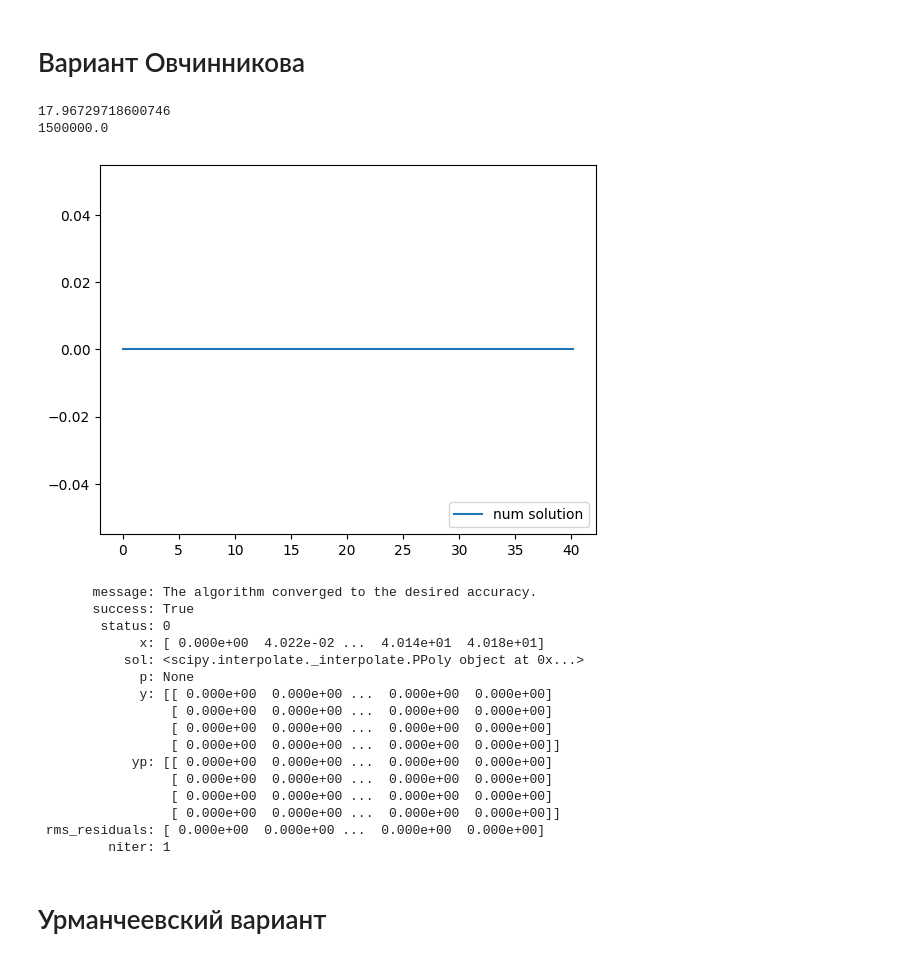
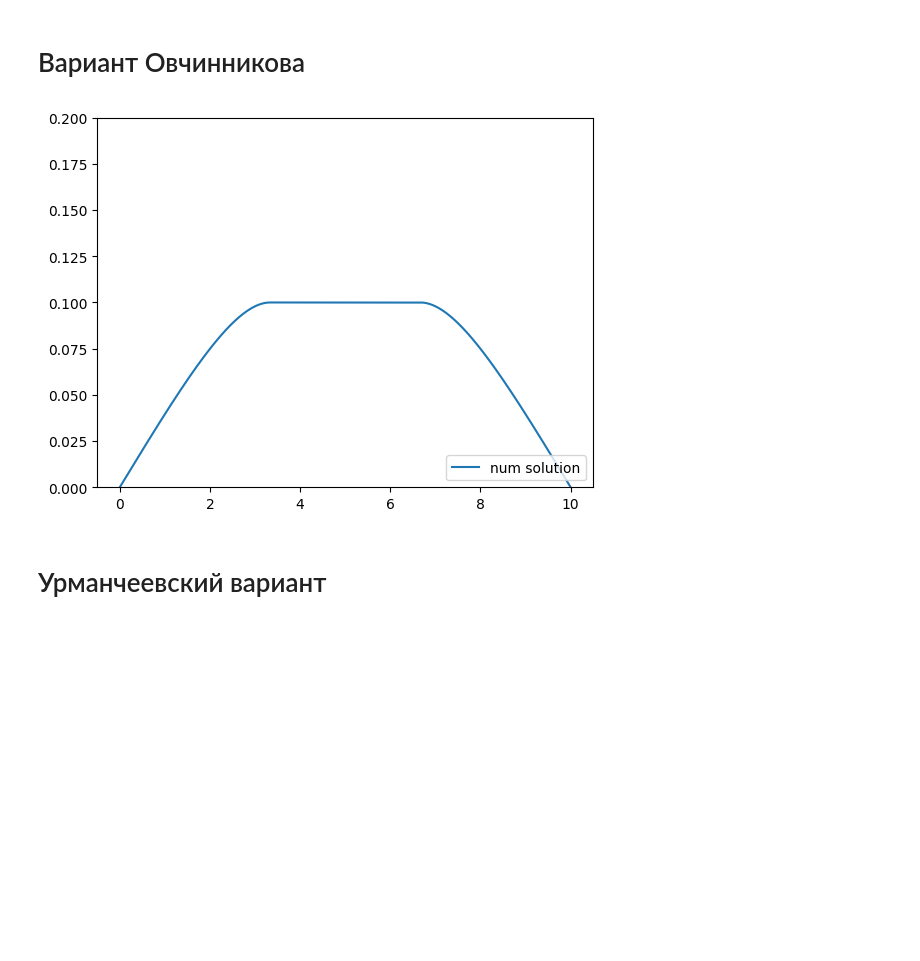
Before and after one commit to SpaceZeroed/Direc_Pipe, a Jupyter notebook: Diploma.ipynb, the cells around one changed output. Cells and saved outputs as stored; diff of their text form; code cells hidden in the pictures; blank space fills up the shorter version.

```diff
--- a/Diploma.ipynb
+++ b/Diploma.ipynb
@@ -92,43 +94,37 @@ No artists with labels found to put in legend.  Note that artists whose label st
 # Вариант Овчинникова
 # %%
 Euler_init()
-print(P)
+n = 3
+f = lambda P: np.sqrt(P/P_equal) - n
+temp, = fsolve(f,P_equal)
+Euler_init(temp)
 def Euler_fun(x,w):
   return np.vstack((w[1],w[2],w[3],P/(E*Jx)*w[2]))
 # Краевые условия
-def bc_E(ya, yb): # шарниры
-  return np.array([ya[0], yb[0],ya[1],yb[1]])
+def bc_ER(ya, yb): # шарниры
+  return np.array([ya[0], yb[0]-delta,ya[2],yb[1]])
+def bc_EL(ya, yb): # шарниры
+  return np.array([ya[0]-delta, yb[0],ya[1],yb[2]])
+totalNodes = 1000
+x1 = np.linspace(0, l1, totalNodes)
+x2 = np.linspace(l1, l-l1, totalNodes)
+x3 = np.linspace(l-l1, l, totalNodes)
+x = np.hstack([x1,x2,x3])
 
-totalNodes = 1000
-x = np.linspace(0, l, totalNodes)
-
-w = np.zeros((4, x1.shape[0]))
-solbc = solve_bvp(Euler_fun,bc_E,x,w, tol = 1e-10, max_nodes=totalNodes)
-w1 = solbc.y[0]
-plt.plot(x,w1,label='num solution')
+w1 = np.zeros((4, x1.shape[0]))
+w3 = np.zeros((4, x3.shape[0]))
+solbc1 = solve_bvp(Euler_fun,bc_ER,x1,w1, tol = 1e-10, max_nodes=totalNodes)
+solbc3 = solve_bvp(Euler_fun,bc_EL,x1,w3, tol = 1e-10, max_nodes=totalNodes)
+w1 = solbc1.y[0]
+w2 = w1[-1]*np.ones(x2.shape[0])
+w3 = solbc3.y[0]
+w = np.hstack([w1,w2,w3])
+plt.plot(x,w,label='num solution')
 plt.legend(loc='lower right')
+plt.ylim(0,0.2)
 plt.show()
-solbc
 # %% [output]
-17.96729718600746
-1500000.0
-[figure, old version]
+[figure, new version]
-       message: The algorithm converged to the desired accuracy.
-       success: True
-        status: 0
-             x: [ 0.000e+00  4.022e-02 ...  4.014e+01  4.018e+01]
-           sol: <scipy.interpolate._interpolate.PPoly object at 0x...>
-             p: None
-             y: [[ 0.000e+00  0.000e+00 ...  0.000e+00  0.000e+00]
-                 [ 0.000e+00  0.000e+00 ...  0.000e+00  0.000e+00]
-                 [ 0.000e+00  0.000e+00 ...  0.000e+00  0.000e+00]
-                 [ 0.000e+00  0.000e+00 ...  0.000e+00  0.000e+00]]
-            yp: [[ 0.000e+00  0.000e+00 ...  0.000e+00  0.000e+00]
-                 [ 0.000e+00  0.000e+00 ...  0.000e+00  0.000e+00]
-                 [ 0.000e+00  0.000e+00 ...  0.000e+00  0.000e+00]
-                 [ 0.000e+00  0.000e+00 ...  0.000e+00  0.000e+00]]
- rms_residuals: [ 0.000e+00  0.000e+00 ...  0.000e+00  0.000e+00]
-         niter: 1
 # %% [markdown]
 # Урманчеевский вариант
 # %%
```
Also changed, not shown: parts of 13 cells of this notebook, 1 other file.
